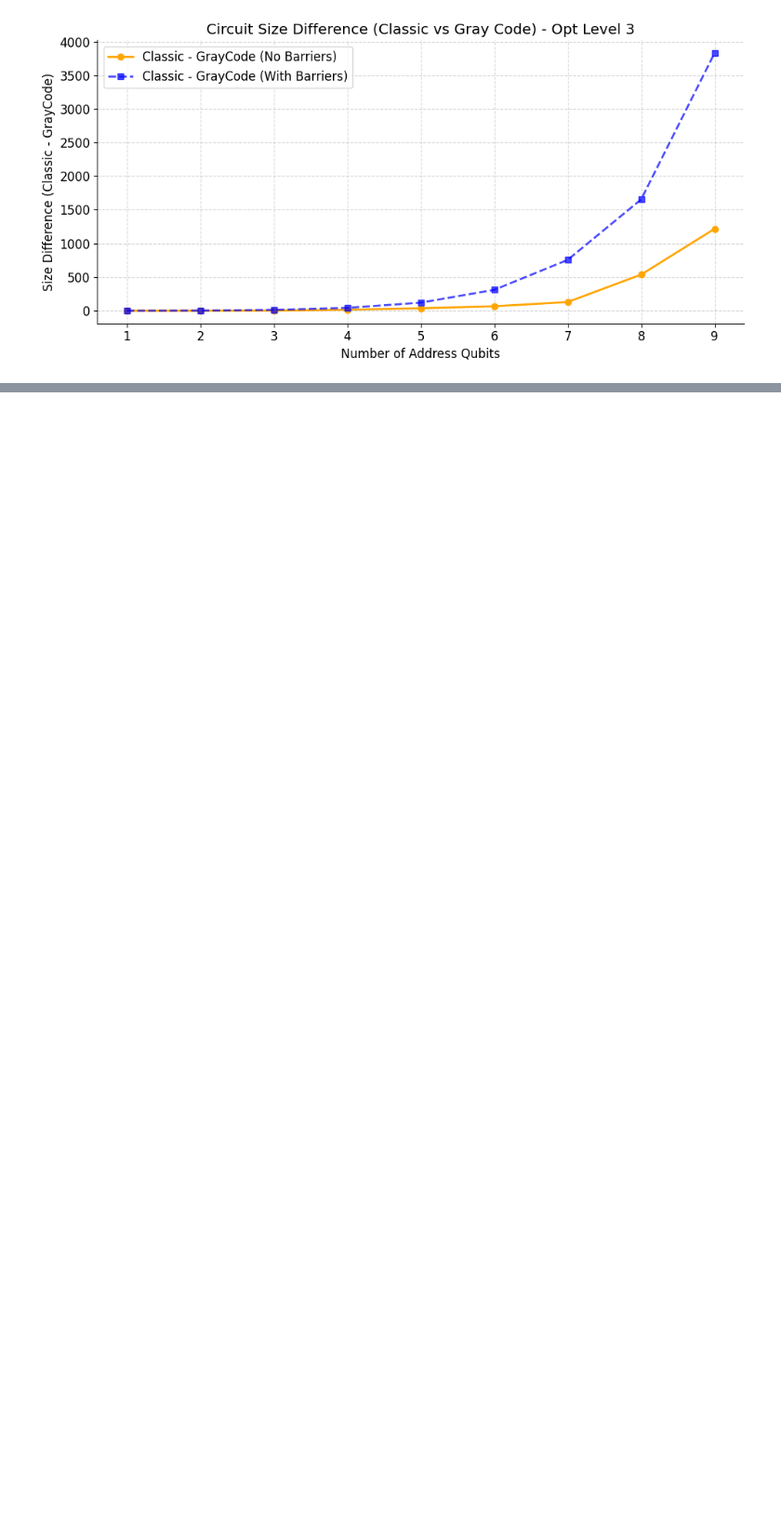
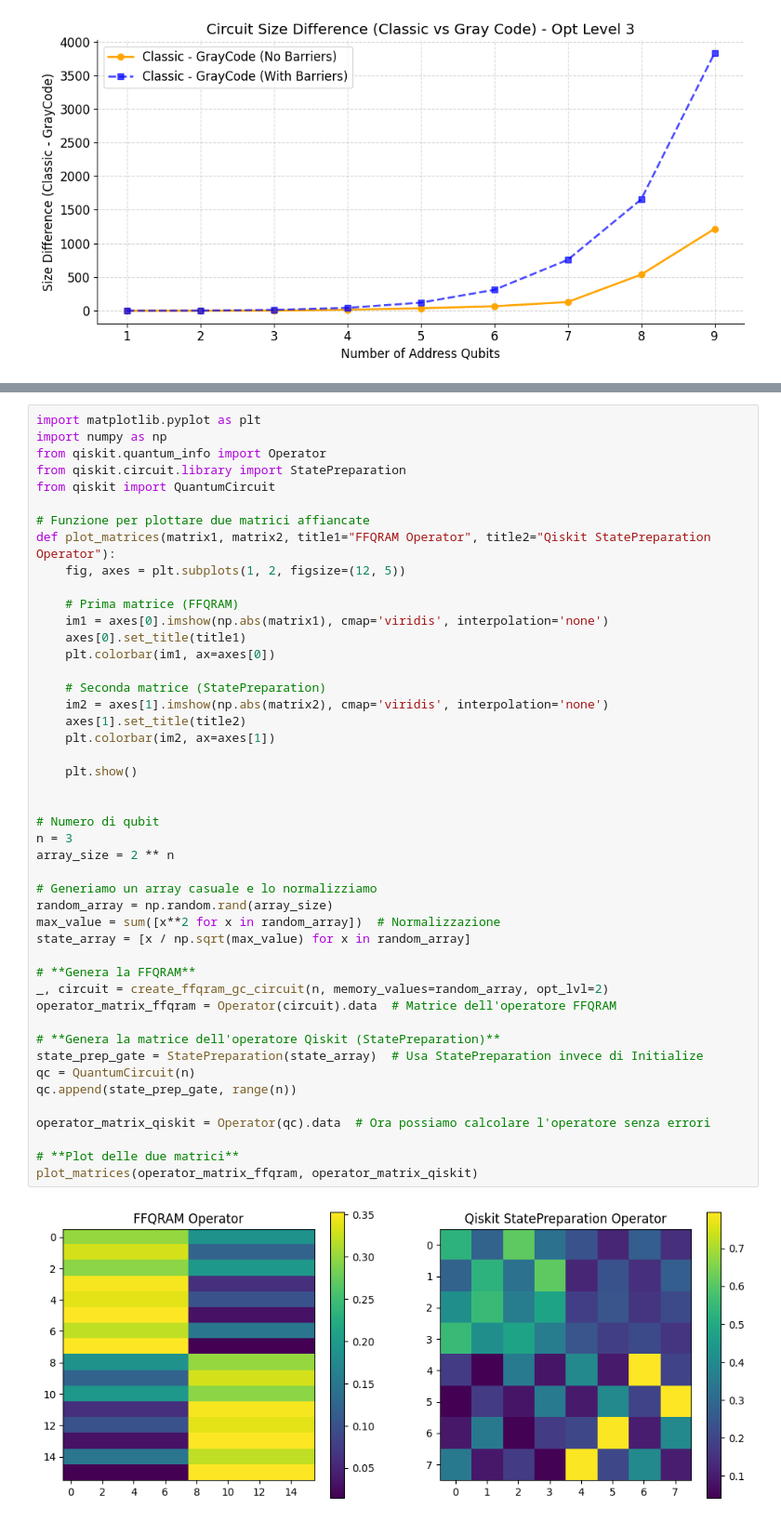
Before and after one commit to daviderossi11/quantum, a Jupyter notebook: quantum/main.ipynb, the cells around one changed output, grey strips where cells are left out. Shown at 93% size. Cells and saved outputs as stored; diff of their text form; blank space fills up the shorter version.

```diff
--- a/quantum/main.ipynb
+++ b/quantum/main.ipynb
@@ -631,0 +689,48 @@ ImportError: cannot import name 'create_ffqram_gc_circuit' from 'lib.circuit_met
+# %%
+import matplotlib.pyplot as plt
+import numpy as np
+from qiskit.quantum_info import Operator
+from qiskit.circuit.library import StatePreparation
+from qiskit import QuantumCircuit
+
+# Funzione per plottare due matrici affiancate
+def plot_matrices(matrix1, matrix2, title1="FFQRAM Operator", title2="Qiskit StatePreparation Operator"):
+    fig, axes = plt.subplots(1, 2, figsize=(12, 5))
+
+    # Prima matrice (FFQRAM)
+    im1 = axes[0].imshow(np.abs(matrix1), cmap='viridis', interpolation='none')
+    axes[0].set_title(title1)
+    plt.colorbar(im1, ax=axes[0])
+
+    # Seconda matrice (StatePreparation)
+    im2 = axes[1].imshow(np.abs(matrix2), cmap='viridis', interpolation='none')
+    axes[1].set_title(title2)
+    plt.colorbar(im2, ax=axes[1])
+
+    plt.show()
+
+
+# Numero di qubit
+n = 3
+array_size = 2 ** n
+
+# Generiamo un array casuale e lo normalizziamo
+random_array = np.random.rand(array_size)
+max_value = sum([x**2 for x in random_array])  # Normalizzazione
+state_array = [x / np.sqrt(max_value) for x in random_array]
+
+# **Genera la FFQRAM**
+_, circuit = create_ffqram_gc_circuit(n, memory_values=random_array, opt_lvl=2)
+operator_matrix_ffqram = Operator(circuit).data  # Matrice dell'operatore FFQRAM
+
+# **Genera la matrice dell'operatore Qiskit (StatePreparation)**
+state_prep_gate = StatePreparation(state_array)  # Usa StatePreparation invece di Initialize
+qc = QuantumCircuit(n)
+qc.append(state_prep_gate, range(n))
+
+operator_matrix_qiskit = Operator(qc).data  # Ora possiamo calcolare l'operatore senza errori
+
+# **Plot delle due matrici**
+plot_matrices(operator_matrix_ffqram, operator_matrix_qiskit)
+# %% [output]
+[figure, added]
```
Also changed, not shown: parts of 8 cells of this notebook, 4 other files.
